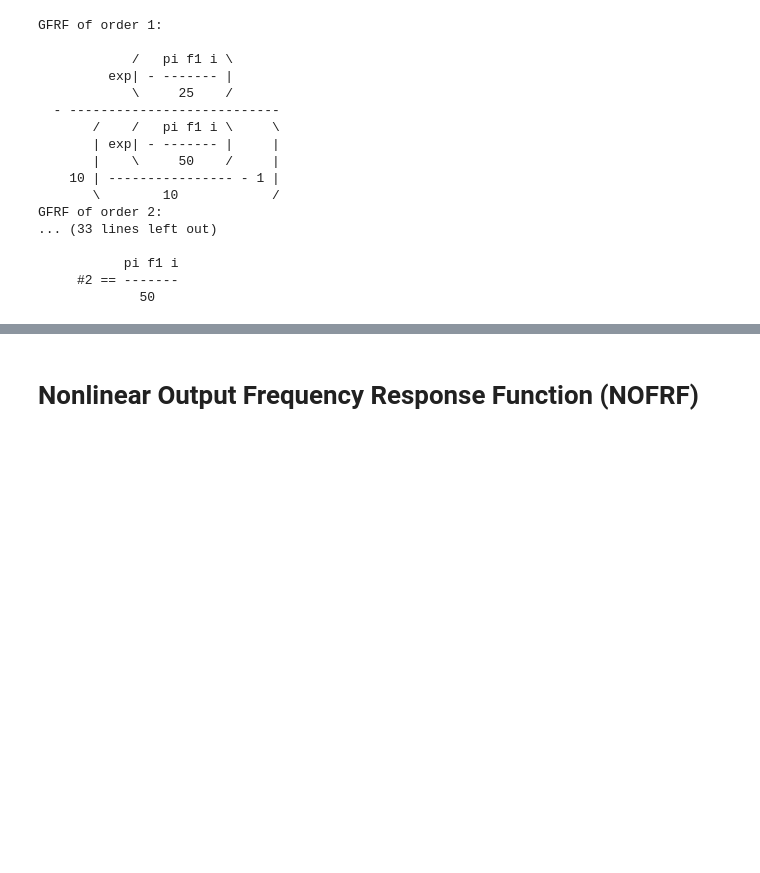
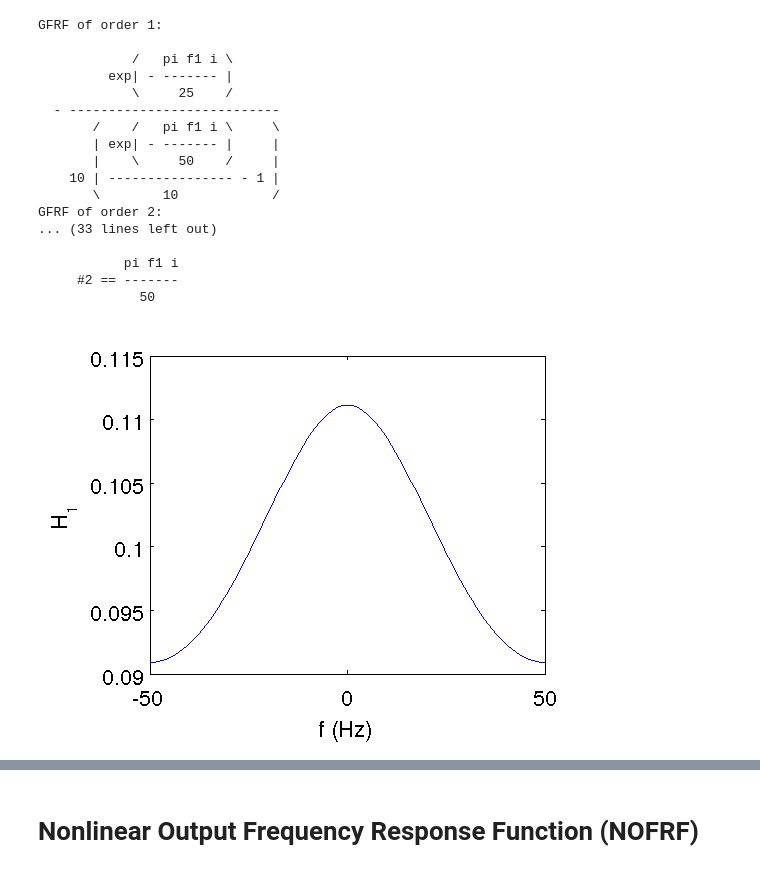
Before and after one commit to rnwatanabe/FROLSIdentification, a Jupyter notebook: FROLSExampleNotebook_Matlab.ipynb, the cells around one changed output, grey strips where cells are left out. Saved outputs shown, nothing was run; the diff lists cells and outputs as text; code cells hidden in the pictures; blank space fills up the shorter version.

```diff
--- a/FROLSExampleNotebook_Matlab.ipynb
+++ b/FROLSExampleNotebook_Matlab.ipynb
@@ -323,3 +325,10 @@ GFRF of order 2:
            pi f1 i
      #2 == -------
              50
+# %%
+Hfun = matlabFunction((abs(Hn{1})));
+freq = [linspace(-50, 0, 50) linspace(0, 50, 50)];
+plot(freq, Hfun(freq))
+xlabel('f (Hz)'); ylabel('H_1')
+# %% [output]
+[figure, added]
```
Also changed, not shown: parts of 9 cells of this notebook, 11 other files.
